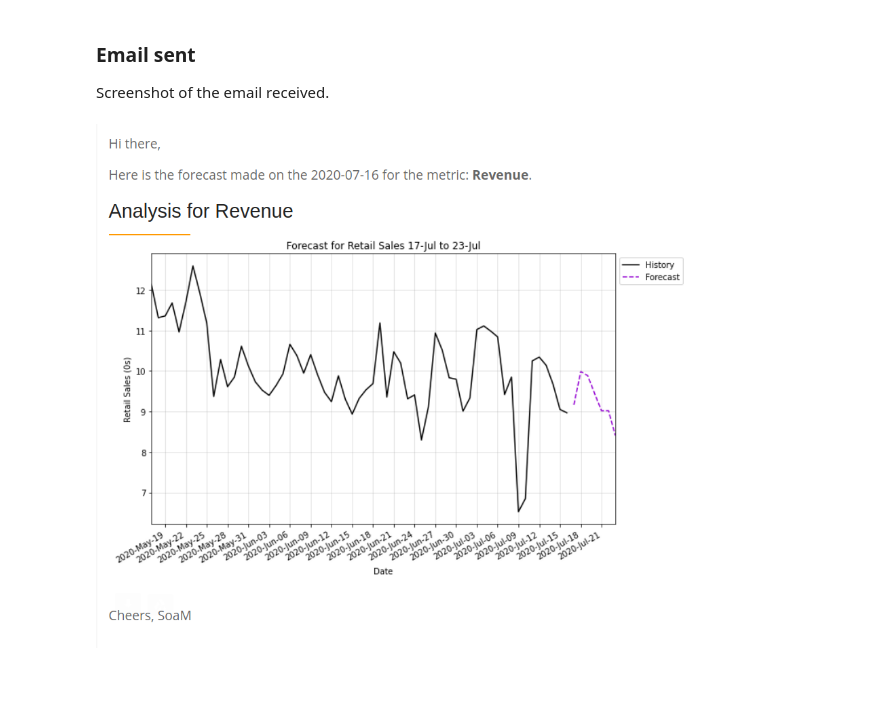
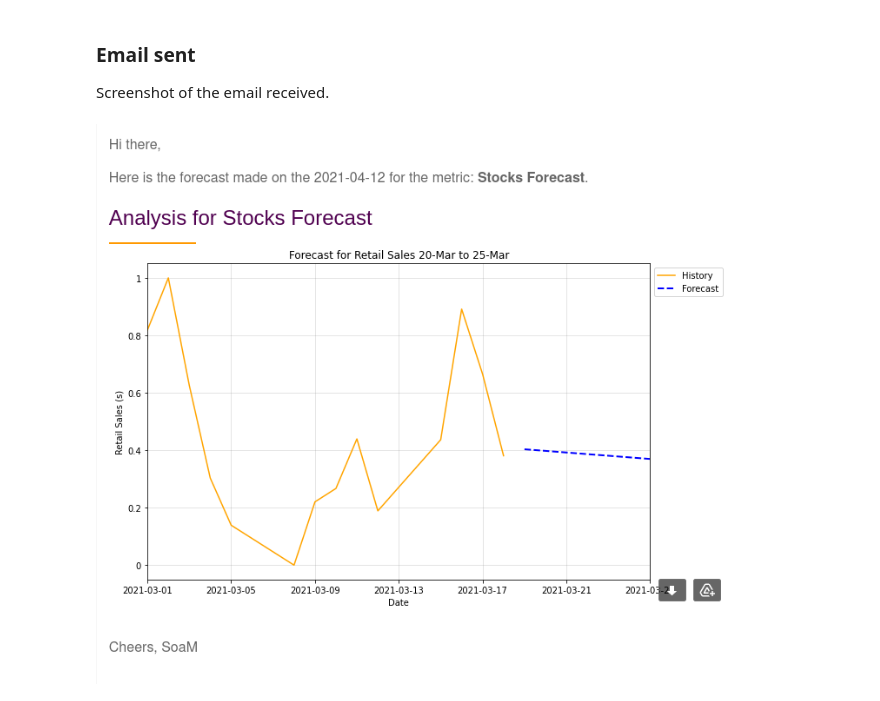
Before and after one commit to MuttData/soam, a Jupyter notebook: notebook/examples/quickstart.ipynb, the cells around one changed output. Saved outputs shown, nothing was run; the diff lists cells and outputs as text; code cells hidden in the pictures.

```diff
--- a/notebook/examples/quickstart.ipynb
+++ b/notebook/examples/quickstart.ipynb
@@ -266,6 +266,6 @@ Screenshot of the email received.
 # %%
 from IPython.display import display, Image
 
-display(Image(filename='img/email_report.png'))
+display(Image(filename='img/emailreport_apple.png'))
 # %% [output]
-[figure, old version]
+[figure, new version]
```
Also changed, not shown: parts of 1 cell of this notebook, 1 other file.
